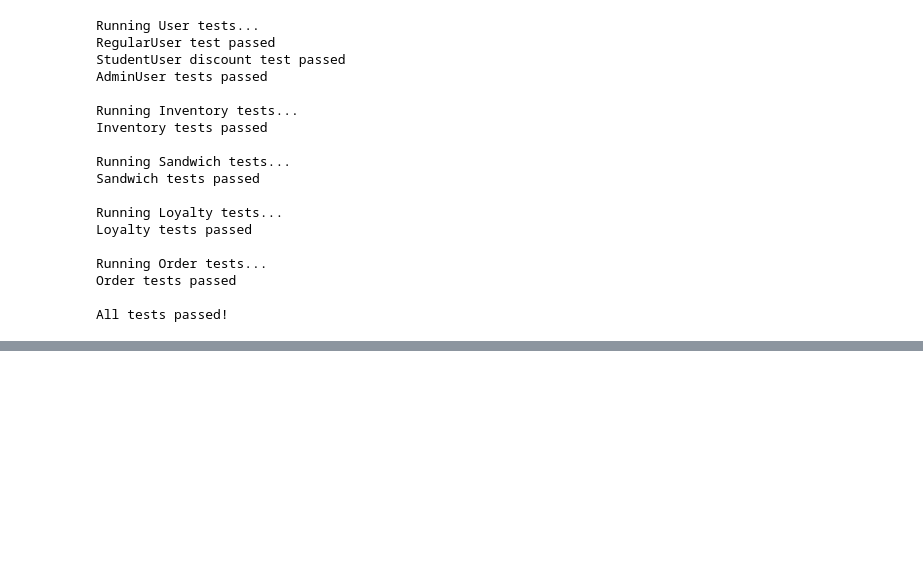
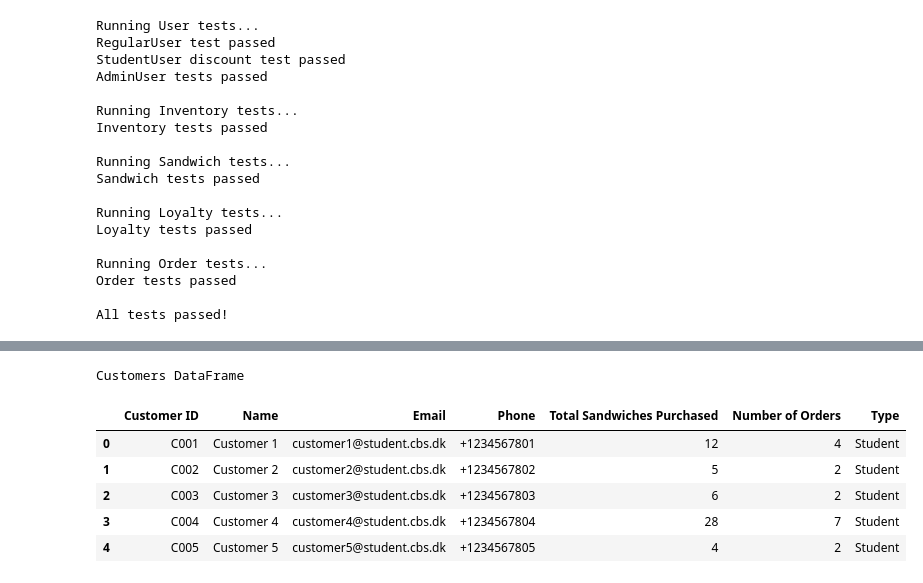
Before and after one commit to Myokom/prog-exam-cbs, a Jupyter notebook: notebook.ipynb, the cells around one changed output, grey strips where cells are left out. Saved outputs shown, nothing was run; the diff lists cells and outputs as text; code cells hidden in the pictures; blank space fills up the shorter version.

Commit message:
Merge simulated_data.ipynb into notebook.ipynb + more comments

```diff
--- a/notebook.ipynb
+++ b/notebook.ipynb
@@ -163,7 +172,7 @@ class Inventory:
     Allows adding and removing ingredients.
     """
     def __init__(self):
-        # Initialize with some default values
+        # Initialize with some default values for each category of ingredients
         self.available_breads = {
             "White": 0,
             "Whole Wheat": 0
@@ -220,21 +229,21 @@ class Inventory:
         name: str, name of the ingredient
         price: int or float, optional price of the ingredient (for extras or special breads)
         """
-        category_dict = self._get_category_dict(category)
-        if name in category_dict:
+        category_dict = self._get_category_dict(category) # Get the corresponding category dictionary
+        if name in category_dict: # Check if the ingredient already exists
             raise ValueError(f"Ingredient '{name}' already exists.")
-        category_dict[name] = price
+        category_dict[name] = price # Add the new ingredient with the specified price
 
     def remove_ingredient(self, category, name):
         """
         Remove an ingredient from a given category.
         """
-        category_dict = self._get_category_dict(category)
-        if name not in category_dict:
+        category_dict = self._get_category_dict(category) # Get the corresponding category dictionary
+        if name not in category_dict: # Check if the ingredient exists
             raise ValueError(f"Ingredient '{name}' does not exist in {category} category.")
-        if name.startswith("No "):      # Prevent removal of "No ..." options if you consider them mandatory placeholders
+        if name.startswith("No "): # Prevent removal of "No ..." options if you consider them mandatory placeholders
             raise ValueError(f"Cannot remove mandatory ingredient '{name}'.")
-        del category_dict[name]
+        del category_dict[name] # Remove the ingredient from the dictionary
 
     def _get_category_dict(self, category):
         category_mapping = {
@@ -244,29 +253,29 @@ class Inventory:
             "vegetable": self.available_vegetables,
             "extra": self.available_extras,
             "dressing": self.available_dressings,
-        }
-        return category_mapping.get(category.lower())
+        } # Mapping of category names to corresponding dictionaries
+        return category_mapping.get(category.lower()) # Return the dictionary for the specified category
 
     def is_valid_bread(self, bread):
-        return bread in self.available_breads
+        return bread in self.available_breads # Check if the bread is in the available breads
 
     def is_valid_spread(self, spread):
-        return spread in self.available_spreads
+        return spread in self.available_spreads # Check if the spread is in the available spreads
 
     def is_valid_protein(self, protein):
-        return protein in self.available_proteins
+        return protein in self.available_proteins # Check if the protein is in the available proteins
 
     def is_valid_vegetables(self, vegetables):
-        return all(veg in self.available_vegetables for veg in vegetables)
+        return all(veg in self.available_vegetables for veg in vegetables) # Check if all vegetables are valid
 
     def is_valid_dressing(self, dressing):
-        return dressing in self.available_dressings
+        return dressing in self.available_dressings # Check if the dressing is in the available dressings
 
     def is_valid_extras(self, extras):
-        return all(extra in self.available_extras for extra in extras)
+        return all(extra in self.available_extras for extra in extras) # Check if all extras are valid
 
     def get_extra_cost(self, extras):
-        return sum(self.available_extras.get(e, 0) for e in extras if e != "No extras")
+        return sum(self.available_extras.get(e, 0) for e in extras if e != "No extras") # Calculate the total cost of extras
 # %% [markdown]
 ## Sandwich
 # %%
@@ -597,0 +770,11 @@ All tests passed!
+# %%
+print("\nCustomers DataFrame")
+customers_df.head()
+# %% [output]
+Customers DataFrame
+|  | Customer ID | Name | Email | Phone | Total Sandwiches Purchased | Number of Orders | Type |
+| 0 | C001 | Customer 1 | customer1@student.cbs.dk | +1234567801 | 12 | 4 | Student |
+| 1 | C002 | Customer 2 | customer2@student.cbs.dk | +1234567802 | 5 | 2 | Student |
+| 2 | C003 | Customer 3 | customer3@student.cbs.dk | +1234567803 | 6 | 2 | Student |
+| 3 | C004 | Customer 4 | customer4@student.cbs.dk | +1234567804 | 28 | 7 | Student |
+| 4 | C005 | Customer 5 | customer5@student.cbs.dk | +1234567805 | 4 | 2 | Student |
```
Also changed, not shown: parts of 21 cells of this notebook, 2 other files.
